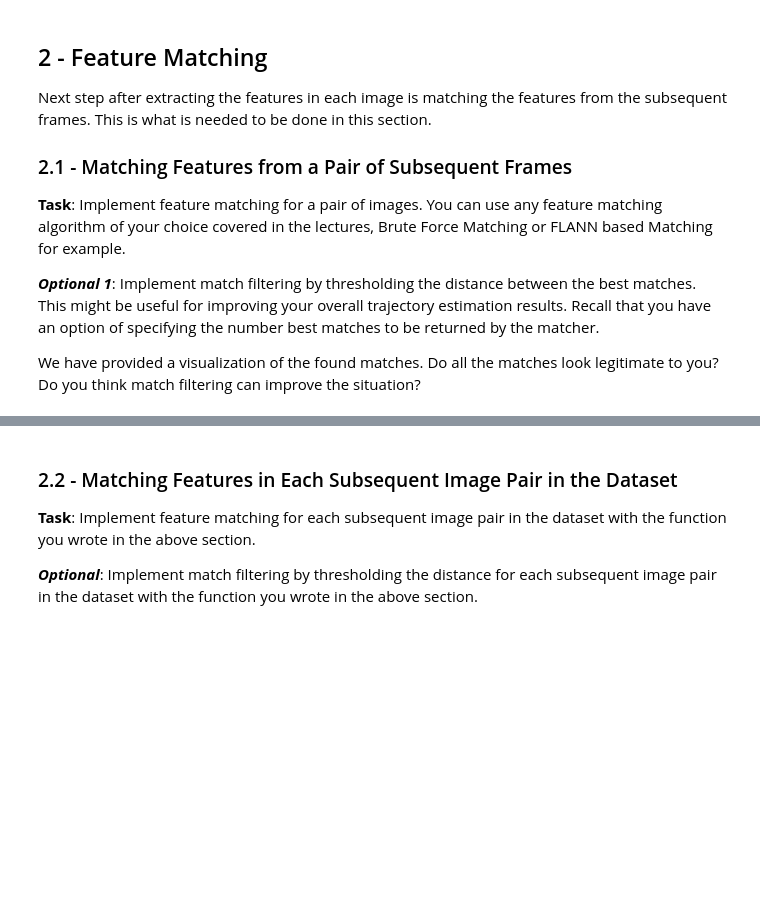
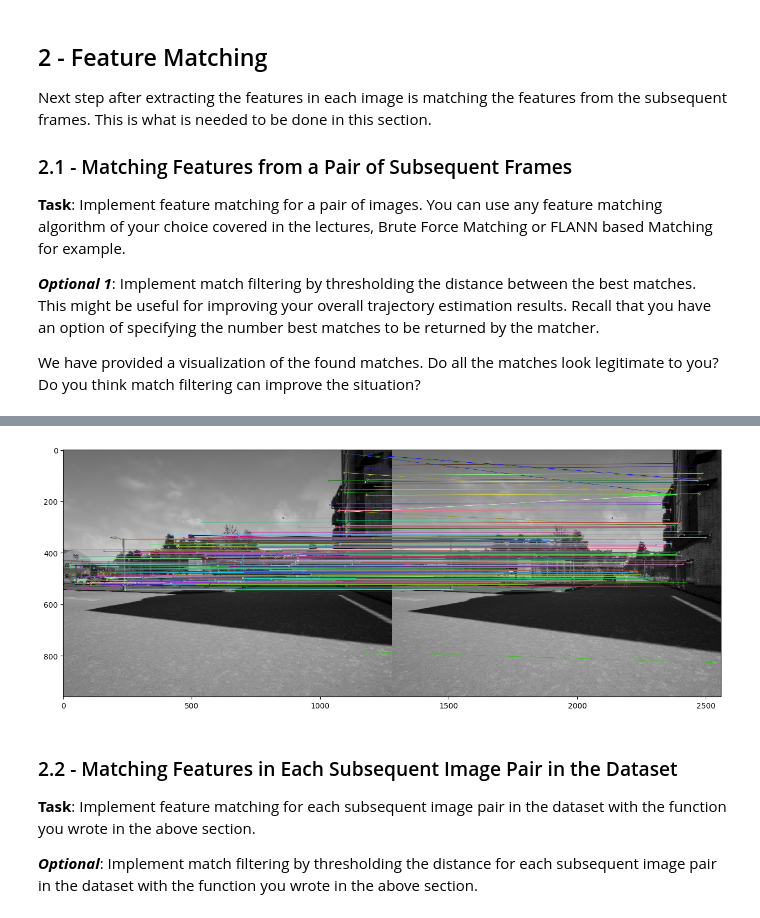
Before and after one commit to cynanis/Self-Driving-Cars, a Jupyter notebook: C3Mod2: Visual Features-Detection,Description and matching/Code/Visual_Odometry_for_Localization_in_Autonomous_Driving.ipynb, the cells around one changed output, grey strips where cells are left out. Saved outputs shown, nothing was run; the diff lists cells and outputs as text; code cells hidden in the pictures; blank space fills up the shorter version.

Commit message:
Feature matching

```diff
--- a/C3Mod2: Visual Features-Detection,Description and matching/Code/Visual_Odometry_for_Localization_in_Autonomous_Driving.ipynb
+++ b/C3Mod2: Visual Features-Detection,Description and matching/Code/Visual_Odometry_for_Localization_in_Autonomous_Driving.ipynb
@@ -232,8 +238,7 @@ def extract_features_dataset(images, extract_features_function):
     return kp_list, des_list
 # %%
 images = dataset_handler.images
-kp_list, des_list = extract_features_dataset(images, extract_features)
-
+kp_list, des_list = extract_features_dataset(images, extract_features,"sift")
 i = 0
 print("Number of features detected in frame {0}: {1}".format(i, len(kp_list[i])))
 print("Coordinates of the first keypoint in frame {0}: {1}\n".format(i, str(kp_list[i][0].pt)))
@@ -265,7 +288,9 @@ def match_features(des1, des2):
     match -- list of matched features from two images. Each match[i] is k or less matches for the same query descriptor
     """
     ### START CODE HERE ###
-
+    #Matching descriptor vectors with a FLANN based matcher "works with surf"
+    matcher = cv2.DescriptorMatcher_create(cv2.DescriptorMatcher_FLANNBASED)
+    match = matcher.knnMatch(des1, des2,k=2)
 
 
     ### END CODE HERE ###
@@ -296,7 +323,9 @@ def filter_matches_distance(match, dist_threshold):
     filtered_match = []
 
     ### START CODE HERE ###
-
+    for fc,fs in match:
+        if (fc.distance/fs.distance) < dist_threshold:
+            filtered_match.append(fc)
 
 
     ### END CODE HERE ###
@@ -328,31 +359,40 @@ def visualize_matches(image1, kp1, image2, kp2, match):
     Returns:
     image_matches -- an image showing the corresponding matches on both image1 and image2 or None if you don't use this function
     """
-    image_matches = cv2.drawMatches(image1,kp1,image2,kp2,match)
+    res = np.empty((max(image1.shape[0], image2.shape[0]), image1.shape[1]+image2.shape[1], 3), dtype=np.uint8)
+    #in case of mdrawMatchesKnn() needs to get vector which is composed by vectors of DMatch as matches1to2
+    try:
+        image_matches = cv2.drawMatches(image1,kp1,image2,kp2,match,
+                      outImg=res, matchColor=None, singlePointColor=(255, 255, 255), flags=2)
+    except:
+        image_matches = cv2.drawMatchesKnn(image1,kp1,image2,kp2,match,
+                      outImg=res, matchColor=None, singlePointColor=(255, 255, 255), flags=2)
     plt.figure(figsize=(16, 6), dpi=100)
     plt.imshow(image_matches)
 # %%
 # Visualize n first matches, set n to None to view all matches
 # set filtering to True if using match filtering, otherwise set to False
-n = 20
-filtering = False
+n = 100
+filtering = True
 
 i = 0
 image1 = dataset_handler.images[i]
 image2 = dataset_handler.images[i+1]
 
 kp1 = kp_list[i]
 kp2 = kp_list[i+1]
 
 des1 = des_list[i]
 des2 = des_list[i+1]
 
 match = match_features(des1, des2)
 if filtering:
     dist_threshold = 0.6
     match = filter_matches_distance(match, dist_threshold)
 
-image_matches = visualize_matches(image1, kp1, image2, kp2, match[:n])
+image_matches = visualize_matches(image1, kp1, image2, kp2, match)
+# %% [output]
+[figure, added]
 # %% [markdown]
 ### 2.2 - Matching Features in Each Subsequent Image Pair in the Dataset
 
```
Also changed, not shown: parts of 12 cells of this notebook, 1 other file.
